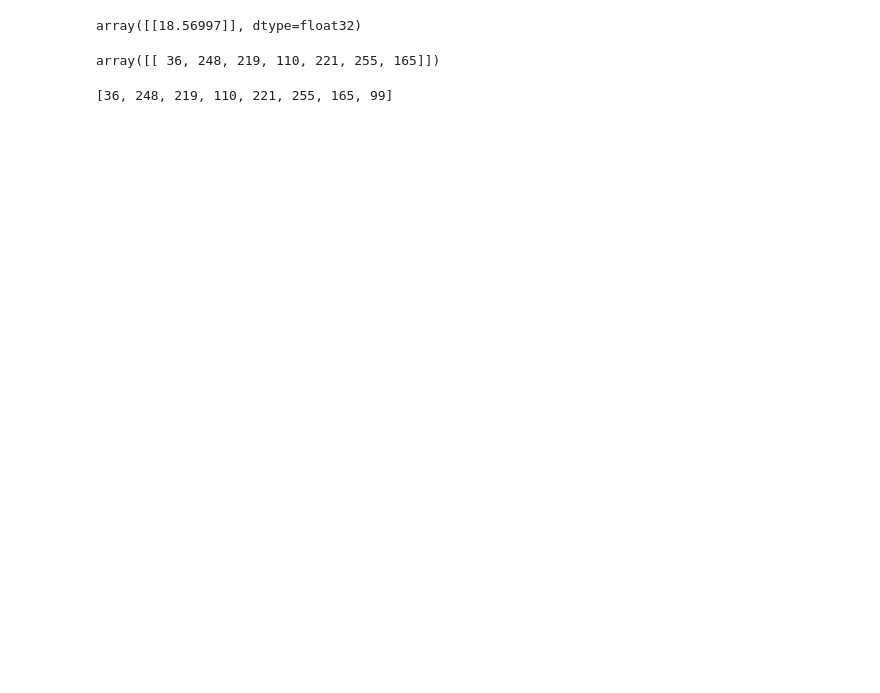
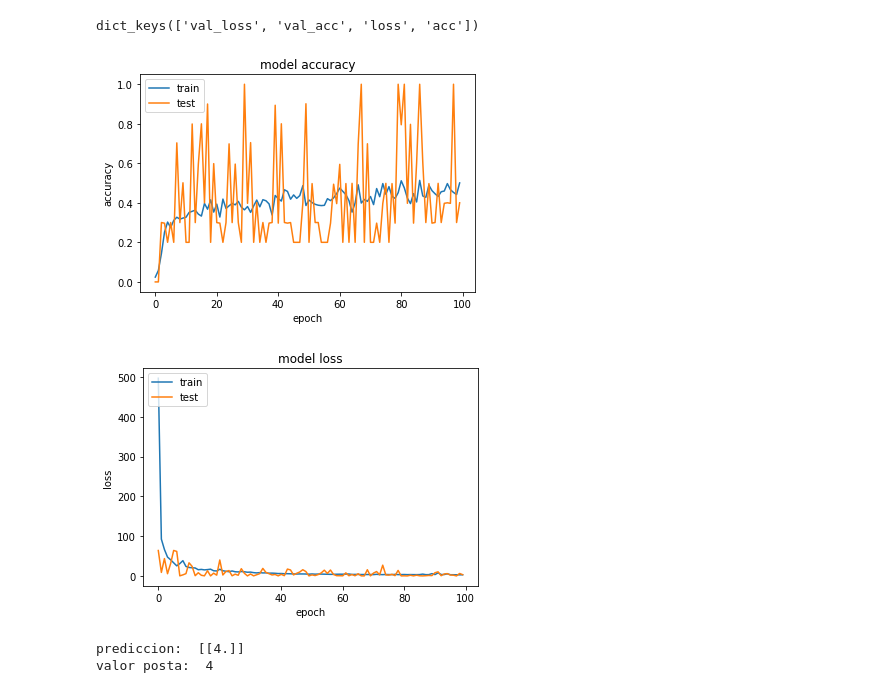
Before and after one commit to jamesluc007/DeepLearningInternship, a Jupyter notebook: IA/Keras/LSTM-FakePixelsPrediction/First/Untitled.ipynb, the cells around one changed output. Cells and saved outputs as stored; diff of their text form; code cells hidden in the pictures; blank space fills up the shorter version.

```diff
--- a/IA/Keras/LSTM-FakePixelsPrediction/First/Untitled.ipynb
+++ b/IA/Keras/LSTM-FakePixelsPrediction/First/Untitled.ipynb
@@ -166,12 +178,13 @@ rx_test = rx_test.reshape(10000,7)
 # %%
 #DEFINICION DE ARQUITECTURA DE RED NEURONAL - TERCER INTENTO
 
-input_dim = 256 #es el numero de entrada posible mas grande + 1, segun documentacion de keras
 model = Sequential() #Creo la red neuronal
-model.add(Embedding(input_dim, output_dim=128, input_length=7)) #Agrego la capa embedding. Suele ser la primer capa de un red en keras, siempre.
-model.add(LSTM(128))
-# el argumento return_sequences=True en la capa LSTM, devuelve una secuencia completa
+#input_dim = 256 #es el numero de entrada posible mas grande + 1, segun documentacion de keras
+#model.add(Embedding(input_dim, output_dim=256, input_length=7)) #Agrego la capa embedding. Suele ser la primer capa de un red en keras, siempre.
+model.add(LSTM(200, activation='relu', input_shape=(7,1))) #7 entradas de 1 caracteristica cada una. Cuando agregue los azules
+#y rojos, en vez de 1 va a ser 3
+
+
+model.add(Dense(100, activation='relu'))
 model.add(Dropout(0.5)) #Agrego capa de Dropout
-model.add(Dense(128, activation='relu'))
-model.add(Dense(32, activation='relu'))
 model.add(Dense(1, activation='relu'))
@@ -179,7 +196,7 @@ model.add(Dense(1, activation='relu'))
 #COMPILACION DE LA RED
 
 
-optimizador = RMSprop(lr=0.01, rho=0.9, epsilon=None, decay=0.0)
+optimizador = RMSprop(lr=0.001, rho=0.9, epsilon=None, decay=0.0)
 #optimizador = keras.optimizers.Adadelta(lr=1.0, rho=0.95, epsilon=None, decay=0.0)
 model.compile(loss='mean_squared_error',
               optimizer=optimizador,
@@ -208,11 +221,15 @@ _________________________________________________________________
 # %%
 #ENTRENAMIENTO DE LA RED
 #model.fit(r_train, r_train, batch_size=1000, epochs=100)
-model.fit(rx_train, ry_train, batch_size=50 ,epochs=1000)
+history = model.fit(rx_train, ry_train, validation_data=(rx_test, ry_test) ,epochs=20)
 # model.save_weights('first_try.h5') # 26% de accuracy pero mal implementada la red
 # model.save_weights('second_try.h5') # 4.74% de accuracy, mejor implementada
-model.save_weights('third_try.h5')
-model.save('tercer_intento')
+#model.save_weights('third_try.h5') #
+#model.save('tercer_intento') #84 % de accuracy en el train y 30% en el test. Tremendo Overfitting
+#model.save_weights('fourth_try.h5') #50% en el train y 40% en el test. Parece poco pero en realidad es muy buen accuracy
+#model.save('cuarto_intento')
+model.save_weights('fifth_try.h5') #el modelo es igual al cuarto intento pero activando la capa de DropOut
+model.save('quinto_intento')
 score = model.evaluate(rx_test, ry_test)
 score
 # %% [output]
@@ -237,4 +253,32 @@ Epoch 1000/1000
+# %%
+# list all data in history
+print(history.history.keys())
+# summarize history for accuracy
+plt.plot(history.history['acc'])
+plt.plot(history.history['val_acc'])
+plt.title('model accuracy')
+plt.ylabel('accuracy')
+plt.xlabel('epoch')
+plt.legend(['train', 'test'], loc='upper left')
+plt.show()
+# summarize history for loss
+plt.plot(history.history['loss'])
+plt.plot(history.history['val_loss'])
+plt.title('model loss')
+plt.ylabel('loss')
+plt.xlabel('epoch')
+plt.legend(['train', 'test'], loc='upper left')
+plt.show()
+# %% [output]
+dict_keys(['val_loss', 'val_acc', 'loss', 'acc'])
+[figure, added]
+[figure, added]
 # %%
+#AHORA PRUEBO CON VALORES FUERA DEL DATASET DE TRAINING
+#(correr este bloque repetidas veces y verificar que la prediccion y el valor verdadero se parecen)
+
+X = pixels()
+X.fillWithPixels()
 Z = [0,0,0,0,0,0,0,0]
 Z[0] = X[0].R
 Z[1] = X[1].R
@@ -244,18 +288,11 @@ Z[4] = X[4].R
 Z[5] = X[5].R
 Z[6] = X[6].R
 Z[7] = X[7].R
-#entrada = np.array([[Z[0],Z[1],Z[2],Z[3],Z[4],Z[5],Z[6]],[Z[0],Z[1],Z[2],Z[3],Z[4],Z[5],Z[6]],[Z[0],Z[1],Z[2],Z[3],Z[4],Z[5],Z[6]],[Z[0],Z[1],Z[2],Z[3],Z[4],Z[5],Z[6]],[Z[0],Z[1],Z[2],Z[3],Z[4],Z[5],Z[6]],[Z[0],Z[1],Z[2],Z[3],Z[4],Z[5],Z[6]],[Z[0],Z[1],Z[2],Z[3],Z[4],Z[5],Z[6]]])
 entrada = np.array([Z[0],Z[1],Z[2],Z[3],Z[4],Z[5],Z[6]])
-entrada = entrada.reshape(1,7)
-Y = model.predict(entrada)
-Y
+entrada = entrada.reshape(1,7,1)
+Y = np.round(model.predict(entrada))
+print("prediccion: ",Y)
+print("valor posta: ",Z[7])
 # %% [output]
-array([[18.56997]], dtype=float32)
+prediccion:  [[4.]]
+valor posta:  4
-# %%
-entrada
-# %% [output]
-array([[ 36, 248, 219, 110, 221, 255, 165]])
-# %%
-Z
-# %% [output]
-[36, 248, 219, 110, 221, 255, 165, 99]
```
Also changed, not shown: parts of 12 cells of this notebook, 7 other files.
